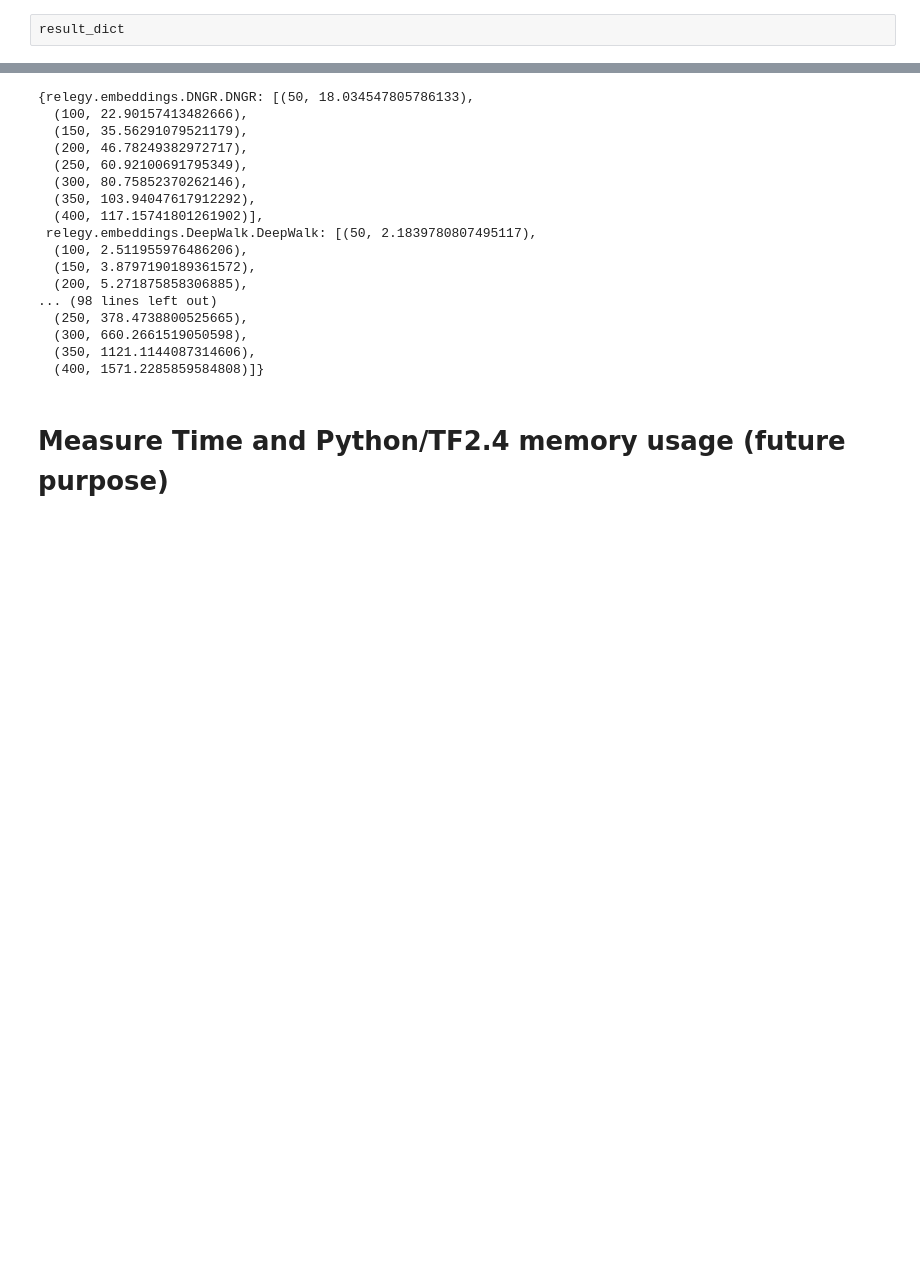
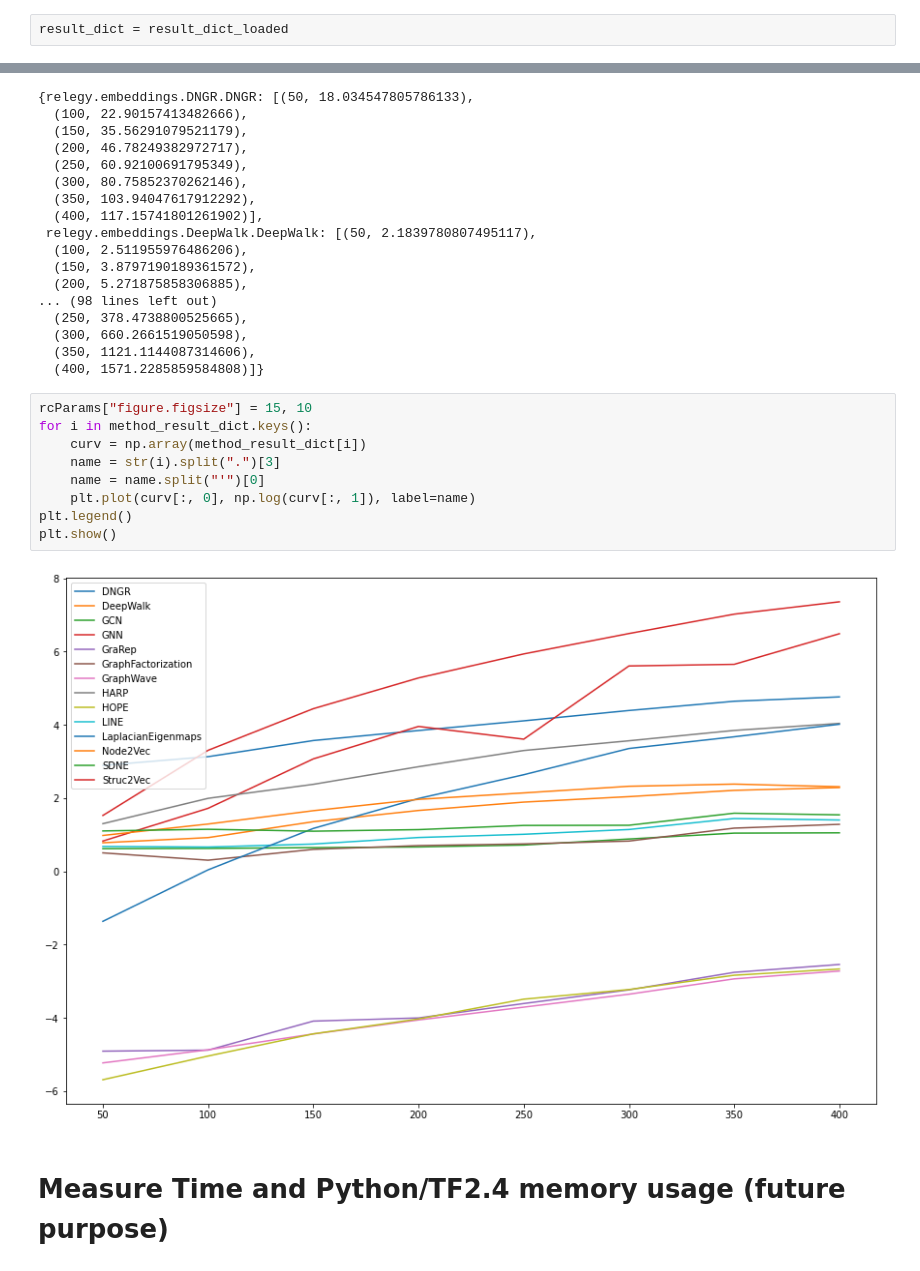
Before and after one commit to lukaszbrzozowski/ReLeGy, a Jupyter notebook: Analysis/Resource Analysis.ipynb, the cells around one changed output, grey strips where cells are left out. Drawn from its saved outputs; the diff is of its cells as text; blank space fills up the shorter version.

```diff
--- a/Analysis/Resource Analysis.ipynb
+++ b/Analysis/Resource Analysis.ipynb
@@ -179,2 +195,2 @@ result_dict_loaded
 # %%
-result_dict
+result_dict = result_dict_loaded
@@ -220,6 +218,17 @@ method_result_dict
   (300, 660.2661519050598),
   (350, 1121.1144087314606),
   (400, 1571.2285859584808)]}
+# %%
+rcParams["figure.figsize"] = 15, 10
+for i in method_result_dict.keys():
+    curv = np.array(method_result_dict[i])
+    name = str(i).split(".")[3]
+    name = name.split("'")[0]
+    plt.plot(curv[:, 0], np.log(curv[:, 1]), label=name)
+plt.legend()
+plt.show()
+# %% [output]
+[figure, added]
 # %% [markdown]
 # Measure Time and Python/TF2.4 memory usage (future purpose)
 # %%
```
Also changed, not shown: parts of 10 cells of this notebook, 7 other files.
